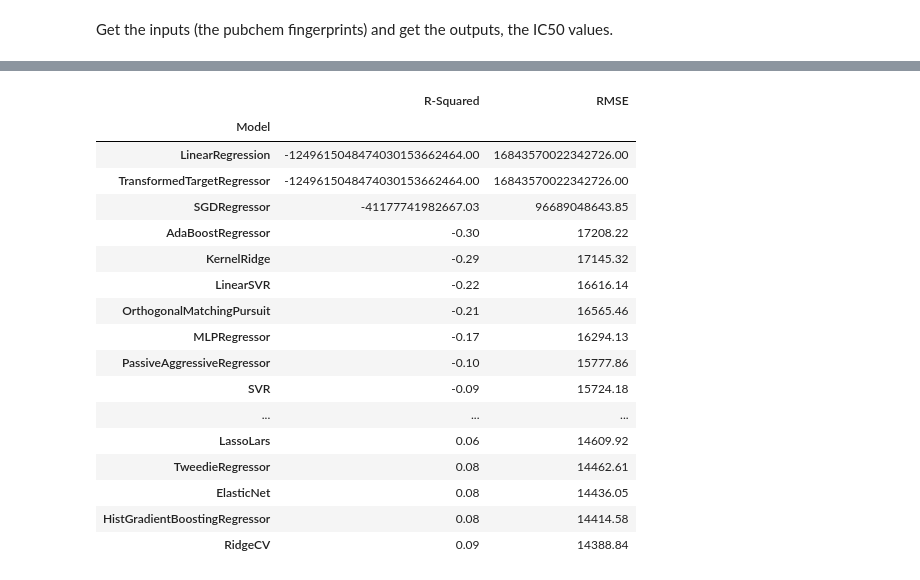
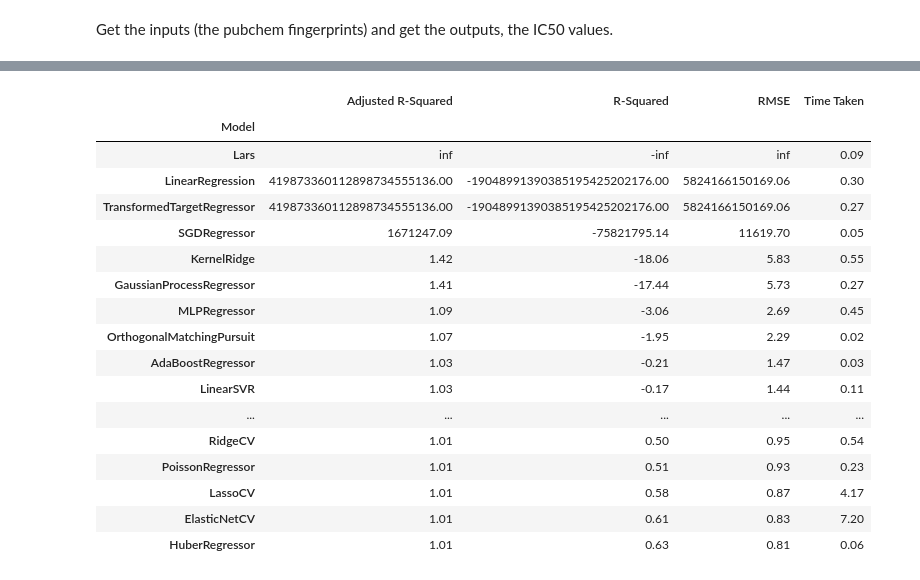
Before and after one commit to cqtqlyst/science-fair-24, a Jupyter notebook: project.ipynb, the cells around one changed output, grey strips where cells are left out. Drawn from its saved outputs; the diff is of its cells as text; code cells hidden in the pictures.

```diff
--- a/project.ipynb
+++ b/project.ipynb
@@ -206,9 +297,12 @@ from sklearn.model_selection import GridSearchCV
 Get the inputs (the pubchem fingerprints) and get the outputs, the IC50 values.
 # %%
 inputs = pd.read_csv("descriptors_output.csv")
-inputs = inputs.drop('Name', axis=1)
-# inputs = inputs.drop_duplicates(subset='Name')
+# inputs_sorted = inputs.sort_values(by='Name')
+# inputs_sorted = inputs_sorted.drop('Name', axis=1)
+inputs = inputs.drop_duplicates(subset='Name')
+inputs_sorted = inputs.sort_values(by='Name')
+inputs_sorted = inputs_sorted.drop('Name', axis=1)
 
-inputs
+inputs_sorted
 # %% [output]
 |  | PubchemFP0 | PubchemFP1 | PubchemFP2 | PubchemFP3 | PubchemFP4 | PubchemFP5 | PubchemFP6 | PubchemFP7 | ... |
@@ -227,8 +321,12 @@ inputs
 # %%
-outputs = dhfr_data['standard_value']
-# outputs = dhfr_data[['molecule_chembl_id', 'standard_value']]
-# outputs = outputs.rename(columns={'molecule_chembl_id': 'Name'})
-# outputs = outputs.drop_duplicates(subset='Name')
+outputs = pd.read_csv("dhfr_pIC50.csv")
+# outputs_sorted = outputs_sorted['pIC50']
+# outputs = outputs['pIC50']
+# outputs = dhfr_pIC50[['molecule_chembl_id', 'standard_value']]
+outputs = outputs.drop_duplicates(subset='molecule_chembl_id')
+outputs = outputs.rename(columns={'molecule_chembl_id': 'Name'})
+outputs_sorted = outputs.sort_values(by='Name')
+outputs_sorted = outputs_sorted['pIC50']
 
-outputs
+outputs_sorted
 # %% [output]
@@ -267,5 +365,5 @@ If you can't tell the numbers for the ChEMBL_ID's don't add up, so we have to me
 # %%
-input_train, input_test, output_train, output_test = train_test_split(inputs, outputs, test_size=0.2)
+input_train, input_test, output_train, output_test = train_test_split(inputs_sorted, outputs_sorted, test_size=0.2)
 
 input_train
 # input_train.shape, output_train.shape, input_test.shape, output_test.shape
@@ -339,22 +448,22 @@ Input contains NaN.
 # %%
-predictions = predictions[['R-Squared', 'RMSE']]
+# predictions = predictions[['R-Squared', 'RMSE']]
 predictions
 # %% [output]
-|  | R-Squared | RMSE |
-| Model |  |  |
-| LinearRegression | -1249615048474030153662464.00 | 16843570022342726.00 |
-| TransformedTargetRegressor | -1249615048474030153662464.00 | 16843570022342726.00 |
-| SGDRegressor | -41177741982667.03 | 96689048643.85 |
-| AdaBoostRegressor | -0.30 | 17208.22 |
-| KernelRidge | -0.29 | 17145.32 |
-| LinearSVR | -0.22 | 16616.14 |
-| OrthogonalMatchingPursuit | -0.21 | 16565.46 |
-| MLPRegressor | -0.17 | 16294.13 |
-| PassiveAggressiveRegressor | -0.10 | 15777.86 |
-| SVR | -0.09 | 15724.18 |
-| ... | ... | ... |
-| LassoLars | 0.06 | 14609.92 |
-| TweedieRegressor | 0.08 | 14462.61 |
-| ElasticNet | 0.08 | 14436.05 |
-| HistGradientBoostingRegressor | 0.08 | 14414.58 |
-| RidgeCV | 0.09 | 14388.84 |
+|  | Adjusted R-Squared | R-Squared | RMSE | Time Taken |
+| Model |  |  |  |  |
+| Lars | inf | -inf | inf | 0.09 |
+| LinearRegression | 419873360112898734555136.00 | -19048991390385195425202176.00 | 5824166150169.06 | 0.30 |
+| TransformedTargetRegressor | 419873360112898734555136.00 | -19048991390385195425202176.00 | 5824166150169.06 | 0.27 |
+| SGDRegressor | 1671247.09 | -75821795.14 | 11619.70 | 0.05 |
+| KernelRidge | 1.42 | -18.06 | 5.83 | 0.55 |
+| GaussianProcessRegressor | 1.41 | -17.44 | 5.73 | 0.27 |
+| MLPRegressor | 1.09 | -3.06 | 2.69 | 0.45 |
+| OrthogonalMatchingPursuit | 1.07 | -1.95 | 2.29 | 0.02 |
+| AdaBoostRegressor | 1.03 | -0.21 | 1.47 | 0.03 |
+| LinearSVR | 1.03 | -0.17 | 1.44 | 0.11 |
+| ... | ... | ... | ... | ... |
+| RidgeCV | 1.01 | 0.50 | 0.95 | 0.54 |
+| PoissonRegressor | 1.01 | 0.51 | 0.93 | 0.23 |
+| LassoCV | 1.01 | 0.58 | 0.87 | 4.17 |
+| ElasticNetCV | 1.01 | 0.61 | 0.83 | 7.20 |
+| HuberRegressor | 1.01 | 0.63 | 0.81 | 0.06 |
```
Also changed, not shown: parts of 21 cells of this notebook, 1 other file.
